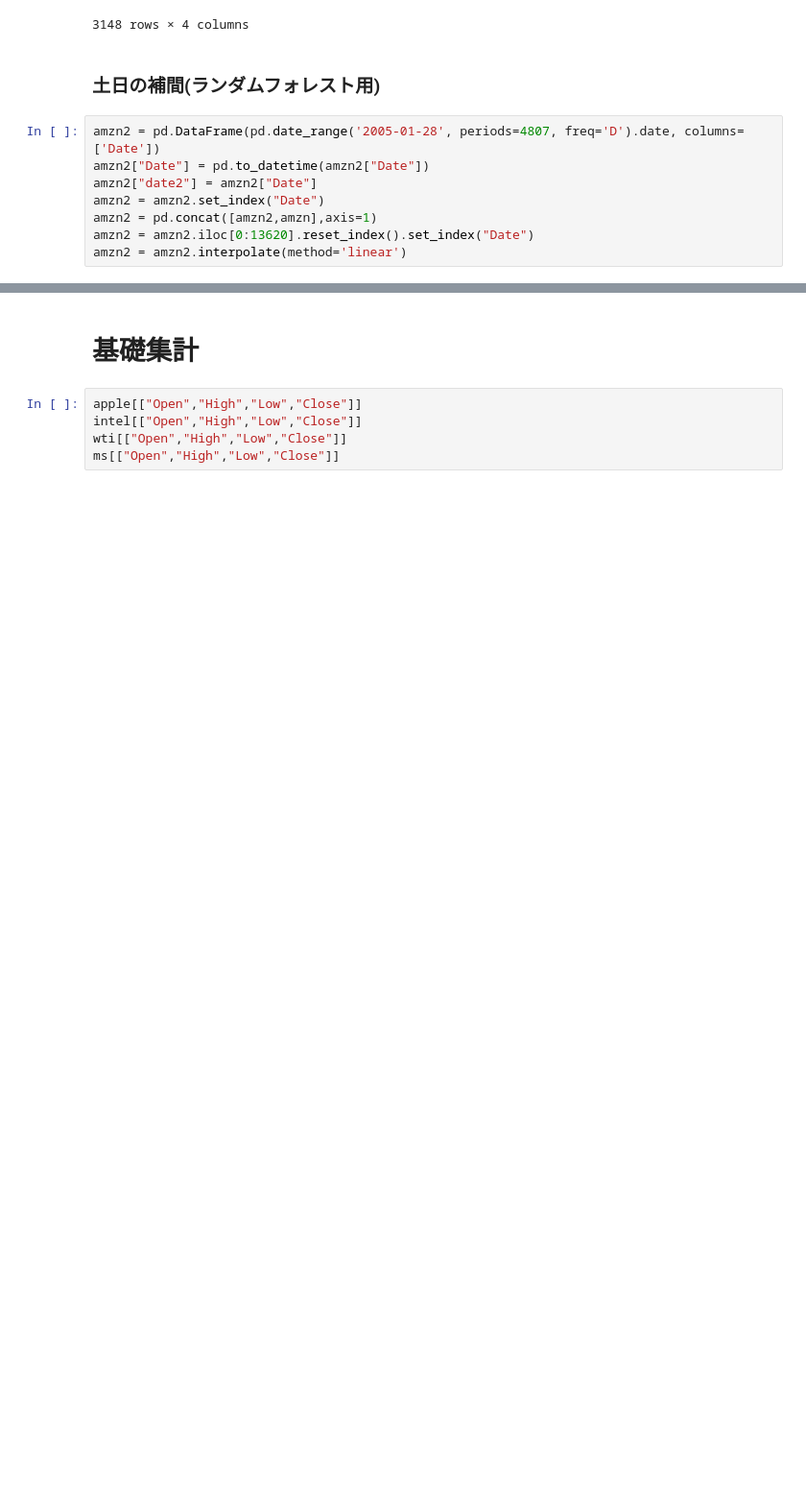
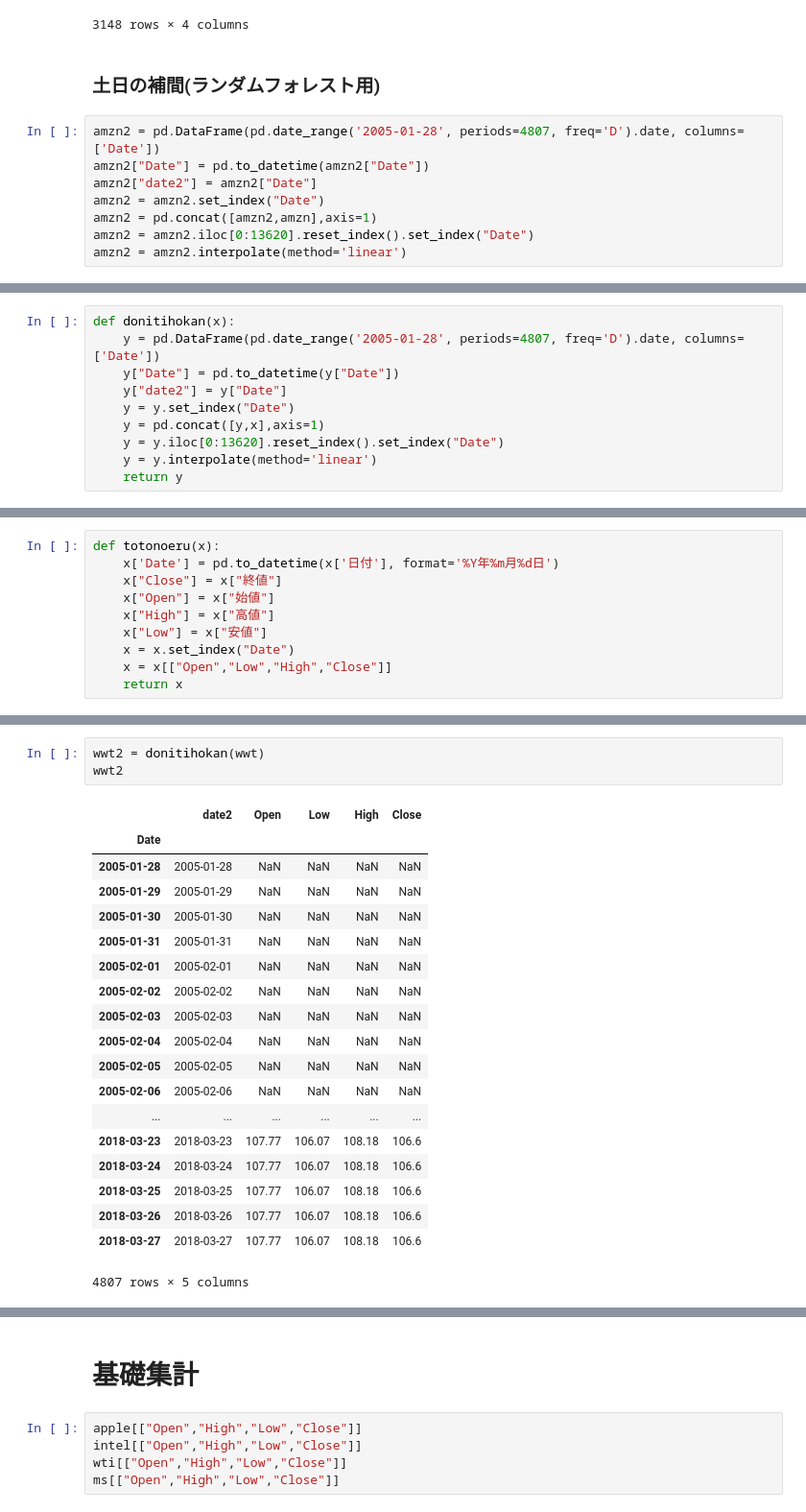
Before and after one commit to kounatsumikan/learning, a Jupyter notebook: SARIMA.ipynb, the cells around one changed output, grey strips where cells are left out. Shown at 96% size. Drawn from its saved outputs; the diff is of its cells as text; blank space fills up the shorter version.

```diff
--- a/SARIMA.ipynb
+++ b/SARIMA.ipynb
@@ -391,0 +370,10 @@ amzn2
+# %%
+def donitihokan(x):
+    y = pd.DataFrame(pd.date_range('2005-01-28', periods=4807, freq='D').date, columns=['Date'])
+    y["Date"] = pd.to_datetime(y["Date"])
+    y["date2"] = y["Date"]
+    y = y.set_index("Date")
+    y = pd.concat([y,x],axis=1)
+    y = y.iloc[0:13620].reset_index().set_index("Date")
+    y = y.interpolate(method='linear')
+    return y
@@ -391,0 +382,10 @@ amzn2
+# %%
+def totonoeru(x):
+    x['Date'] = pd.to_datetime(x['日付'], format='%Y年%m月%d日')
+    x["Close"] = x["終値"]
+    x["Open"] = x["始値"]
+    x["High"] = x["高値"]
+    x["Low"] = x["安値"]
+    x = x.set_index("Date")
+    x = x[["Open","Low","High","Close"]]
+    return x
@@ -391,0 +403,23 @@ amzn2
+# %%
+wwt2 = donitihokan(wwt)
+wwt2
+# %% [output]
+|  | date2 | Open | Low | High | Close |
+| Date |  |  |  |  |  |
+| 2005-01-28 | 2005-01-28 | NaN | NaN | NaN | NaN |
+| 2005-01-29 | 2005-01-29 | NaN | NaN | NaN | NaN |
+| 2005-01-30 | 2005-01-30 | NaN | NaN | NaN | NaN |
+| 2005-01-31 | 2005-01-31 | NaN | NaN | NaN | NaN |
+| 2005-02-01 | 2005-02-01 | NaN | NaN | NaN | NaN |
+| 2005-02-02 | 2005-02-02 | NaN | NaN | NaN | NaN |
+| 2005-02-03 | 2005-02-03 | NaN | NaN | NaN | NaN |
+| 2005-02-04 | 2005-02-04 | NaN | NaN | NaN | NaN |
+| 2005-02-05 | 2005-02-05 | NaN | NaN | NaN | NaN |
+| 2005-02-06 | 2005-02-06 | NaN | NaN | NaN | NaN |
+| ... | ... | ... | ... | ... | ... |
+| 2018-03-23 | 2018-03-23 | 107.77 | 106.07 | 108.18 | 106.6 |
+| 2018-03-24 | 2018-03-24 | 107.77 | 106.07 | 108.18 | 106.6 |
+| 2018-03-25 | 2018-03-25 | 107.77 | 106.07 | 108.18 | 106.6 |
+| 2018-03-26 | 2018-03-26 | 107.77 | 106.07 | 108.18 | 106.6 |
+| 2018-03-27 | 2018-03-27 | 107.77 | 106.07 | 108.18 | 106.6 |
+4807 rows × 5 columns
```
Also changed, not shown: parts of 24 cells of this notebook.
